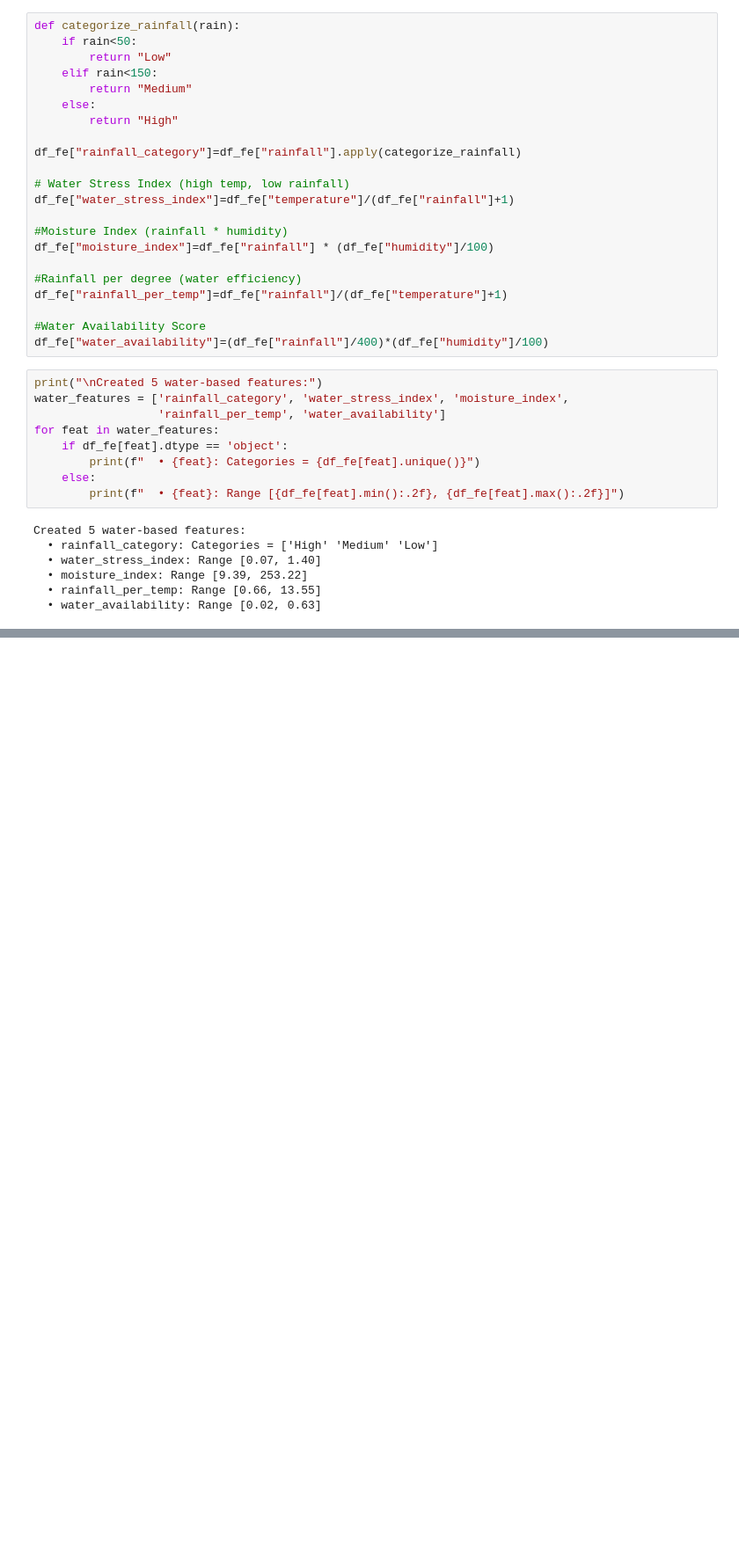
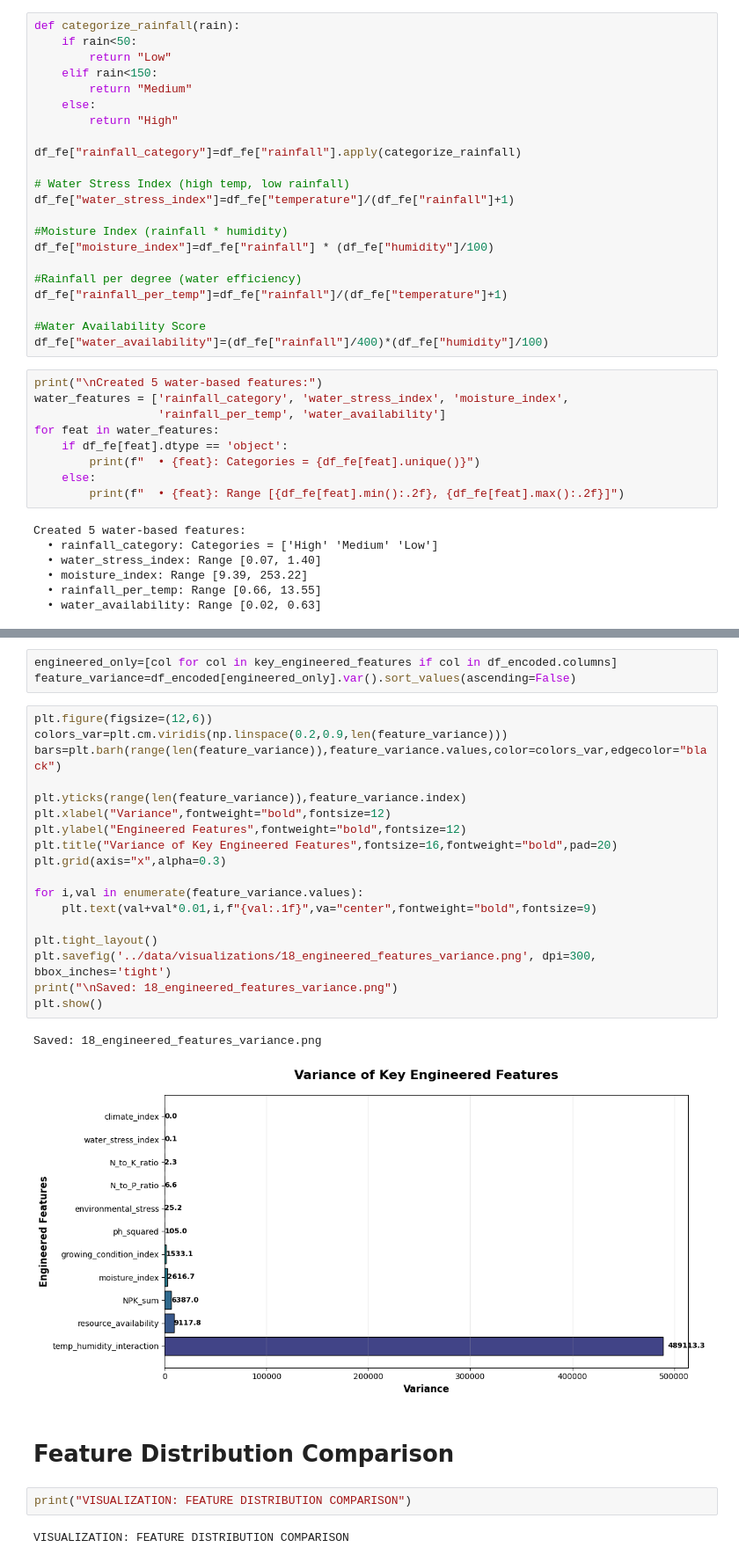
Before and after one commit to x-neon-nexus-o/AI-Powered-Crop-Recommendation-System-with-Explainable-AI-and-Economic-Analysis, a Jupyter notebook: notebooks/4.Feature Engineering.ipynb, the cells around one changed output, grey strips where cells are left out. Shown at 88% size. Drawn from its saved outputs; the diff is of its cells as text; blank space fills up the shorter version.

```diff
--- a/notebooks/4.Feature Engineering.ipynb
+++ b/notebooks/4.Feature Engineering.ipynb
@@ -286,0 +484,30 @@ Created 5 water-based features:
+# %%
+engineered_only=[col for col in key_engineered_features if col in df_encoded.columns]
+feature_variance=df_encoded[engineered_only].var().sort_values(ascending=False)
+# %%
+plt.figure(figsize=(12,6))
+colors_var=plt.cm.viridis(np.linspace(0.2,0.9,len(feature_variance)))
+bars=plt.barh(range(len(feature_variance)),feature_variance.values,color=colors_var,edgecolor="black")
+
+plt.yticks(range(len(feature_variance)),feature_variance.index)
+plt.xlabel("Variance",fontweight="bold",fontsize=12)
+plt.ylabel("Engineered Features",fontweight="bold",fontsize=12)
+plt.title("Variance of Key Engineered Features",fontsize=16,fontweight="bold",pad=20)
+plt.grid(axis="x",alpha=0.3)
+
+for i,val in enumerate(feature_variance.values):
+    plt.text(val+val*0.01,i,f"{val:.1f}",va="center",fontweight="bold",fontsize=9)
+
+plt.tight_layout()
+plt.savefig('../data/visualizations/18_engineered_features_variance.png', dpi=300, bbox_inches='tight')
+print("\nSaved: 18_engineered_features_variance.png")
+plt.show()
+# %% [output]
+Saved: 18_engineered_features_variance.png
+[figure, added]
+# %% [markdown]
+# Feature Distribution Comparison
+# %%
+print("VISUALIZATION: FEATURE DISTRIBUTION COMPARISON")
+# %% [output]
+VISUALIZATION: FEATURE DISTRIBUTION COMPARISON
```
Also changed, not shown: parts of 49 cells of this notebook, 6 other files.
